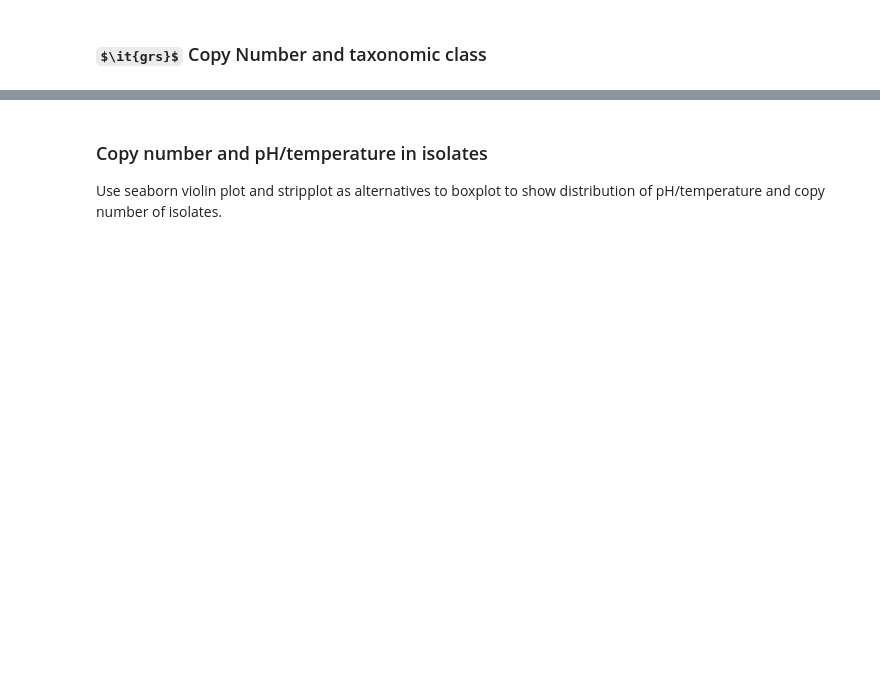
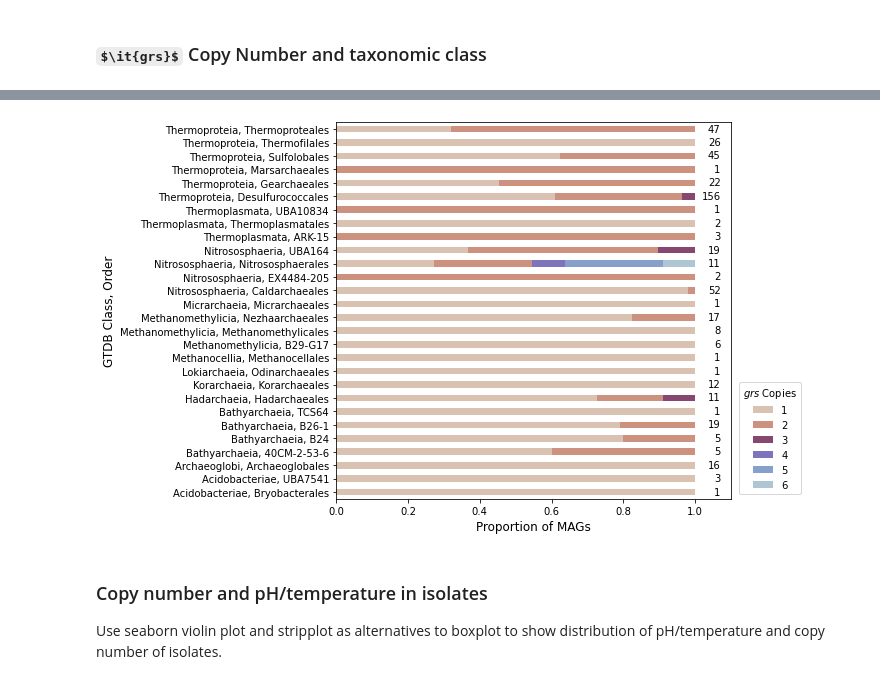
Before and after one commit to lnblum/grs_hotsprings_pub, a Jupyter notebook: figure_creation.ipynb, the cells around one changed output, grey strips where cells are left out. Drawn from its saved outputs; the diff is of its cells as text; code cells hidden in the pictures; some formulas as TeX source; blank space fills up the shorter version.

```diff
--- a/figure_creation.ipynb
+++ b/figure_creation.ipynb
@@ -185,3 +186,45 @@ fig.savefig(os.path.join(outputs,'class_copy_number_lim.png'), dpi= 300)
+# %%
+#Compute copy number counts for taxonomic groups at the order level
+df = grs_bins.loc[:,['copy_number','Phylum','Class','Order']].dropna()
+df = df[df['Order']!="o__"]
+df['Order'] = df['Class']+", " +df['Order']
+df1 = df[df['copy_number']==1].groupby('Order').count().loc[:,'copy_number']
+df2 = df[df['copy_number']==2].groupby('Order').count().loc[:,'copy_number']
+df3 = df[df['copy_number']==3].groupby('Order').count().loc[:,'copy_number']
+df4 = df[df['copy_number']==4].groupby('Order').count().loc[:,'copy_number']
+df5 = df[df['copy_number']==5].groupby('Order').count().loc[:,'copy_number']
+df6 = df[df['copy_number']==6].groupby('Order').count().loc[:,'copy_number']
+
+cat_df = pd.concat([df1, df2, df3, df4, df5,df6] , axis = 1)
+cat_df.columns = ['1','2','3','4','5','6']
+cat_df_p = cat_df.div(cat_df.sum(axis=1), axis=0)
+cat_df_p['total'] = cat_df.sum(axis=1)
+cat_df_p = cat_df_p.sort_values('Order')
+cat_df_p.index = cat_df_p.index.str.replace('c__', '')
+cat_df_p.index = cat_df_p.index.str.replace('o__', "")
+
+fig, ax = plt.subplots(figsize=(10.5, 6))
+cat_df_p.iloc[:,:-1].plot(
+    kind = 'barh',
+    stacked = True,
+    mark_right = True, ax = ax, color = my_cmap([50, 100, 200, 350, 400, 450]), alpha = 0.8)
+
+totals = cat_df_p['total']
+count = 0
+for total in totals:
+    ax.text(1.07, -0.2+count*1, int(total), ha='right')
+    count = count+1
+
+ax.legend(bbox_to_anchor=(1.19,0),
+              loc='lower right', fontsize='medium', title = '$\it{grs}$ Copies')
+
+ax.set_xlabel('Proportion of MAGs', size = 'large')
+ax.set_ylabel('GTDB Class, Order', size = 'large')
+ax.set_xlim(0,1.1)
+plt.tight_layout()
+fig.savefig(os.path.join(outputs,'order_copy_number.png'), dpi= 300)
+# %% [output]
+[figure, added]
 # %% [markdown]
 ### Copy number and pH/temperature in isolates
 Use seaborn violin plot and stripplot as alternatives to boxplot to show distribution of pH/temperature and copy number of isolates.
```
Also changed, not shown: parts of 1 cell of this notebook, 2 other files.
